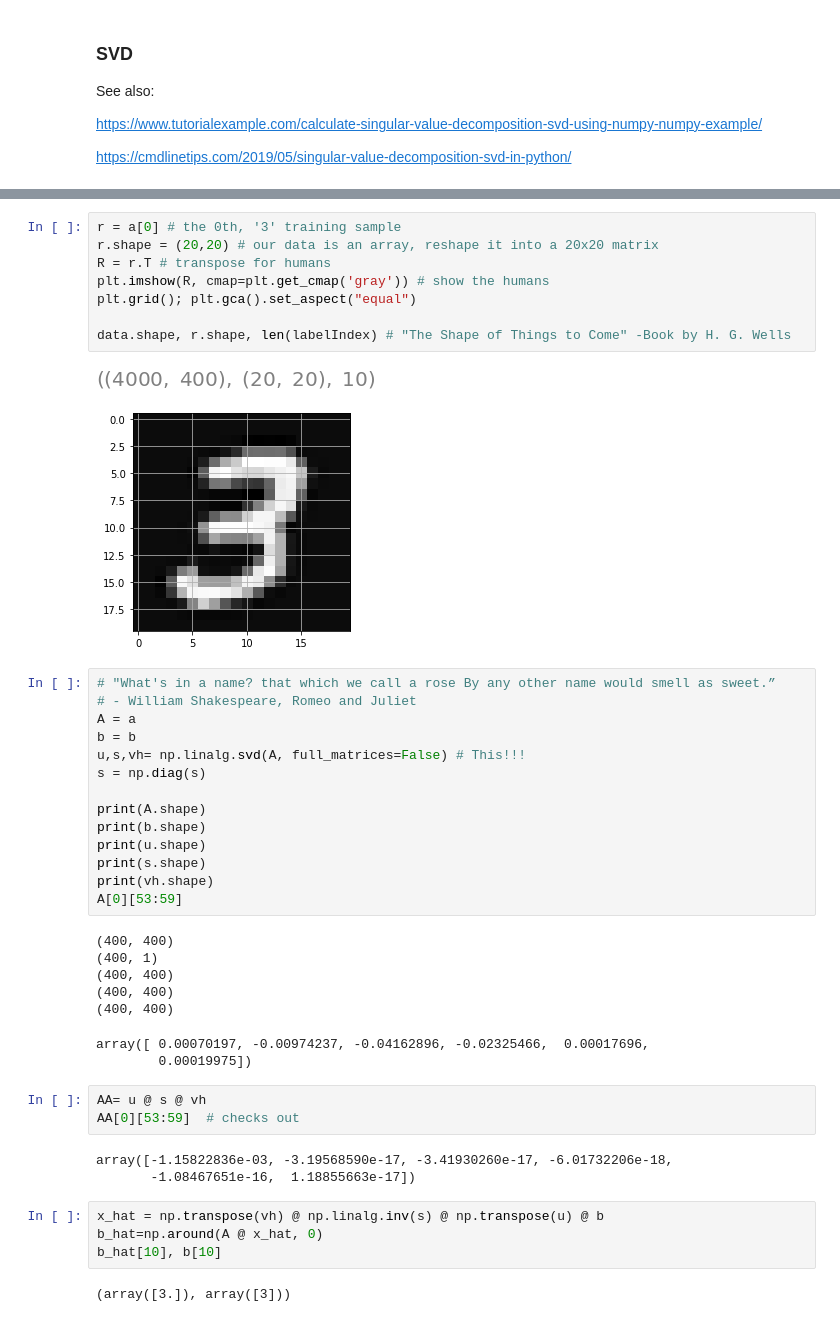
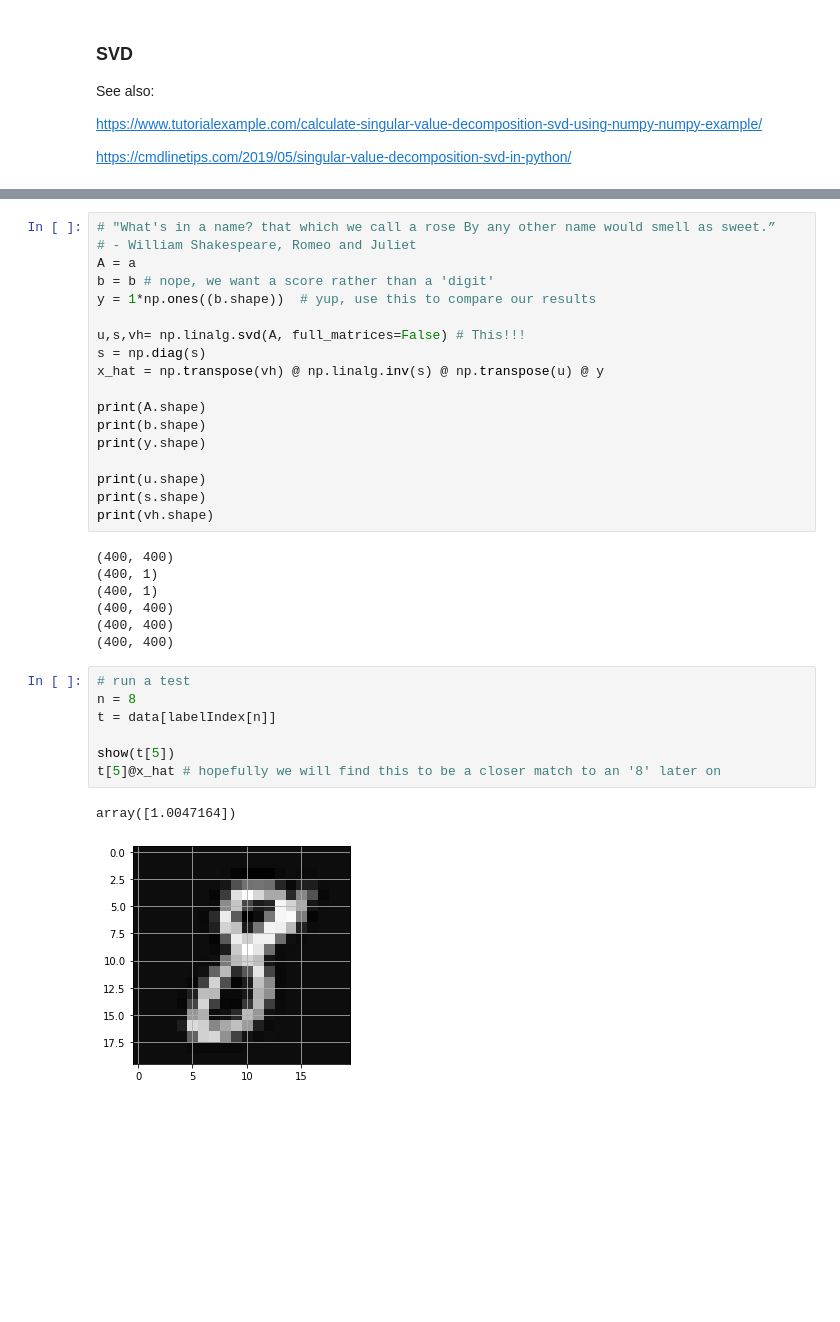
Before and after one commit to fractalclockwork/Math425, a Jupyter notebook: FinalProjectProblem3.ipynb, the cells around one changed output, grey strips where cells are left out. Saved outputs shown, nothing was run; the diff lists cells and outputs as text; blank space fills up the shorter version.

```diff
--- a/FinalProjectProblem3.ipynb
+++ b/FinalProjectProblem3.ipynb
@@ -95,47 +108,37 @@ a.shape, b.shape
-# %%
-r = a[0] # the 0th, '3' training sample
-r.shape = (20,20) # our data is an array, reshape it into a 20x20 matrix
-R = r.T # transpose for humans
-plt.imshow(R, cmap=plt.get_cmap('gray')) # show the humans
-plt.grid(); plt.gca().set_aspect("equal")
-
-data.shape, r.shape, len(labelIndex) # "The Shape of Things to Come" -Book by H. G. Wells
-# %% [output]
-[figure, removed]
-[figure, removed]
 # %%
 # "What's in a name? that which we call a rose By any other name would smell as sweet.”
 # - William Shakespeare, Romeo and Juliet
 A = a
-b = b
+b = b # nope, we want a score rather than a 'digit'
+y = 1*np.ones((b.shape))  # yup, use this to compare our results
+
 u,s,vh= np.linalg.svd(A, full_matrices=False) # This!!!
 s = np.diag(s)
+x_hat = np.transpose(vh) @ np.linalg.inv(s) @ np.transpose(u) @ y
 
 print(A.shape)
 print(b.shape)
+print(y.shape)
+
 print(u.shape)
 print(s.shape)
 print(vh.shape)
-A[0][53:59]
 # %% [output]
 (400, 400)
+(400, 1)
 (400, 1)
 (400, 400)
 (400, 400)
 (400, 400)
-array([ 0.00070197, -0.00974237, -0.04162896, -0.02325466,  0.00017696,
-        0.00019975])
-# %%
-AA= u @ s @ vh
-AA[0][53:59]  # checks out
-# %% [output]
-array([-1.15822836e-03, -3.19568590e-17, -3.41930260e-17, -6.01732206e-18,
-       -1.08467651e-16,  1.18855663e-17])
-# %%
-x_hat = np.transpose(vh) @ np.linalg.inv(s) @ np.transpose(u) @ b
-b_hat=np.around(A @ x_hat, 0)
-b_hat[10], b[10]
-# %% [output]
-(array([3.]), array([3]))
+# %%
+# run a test
+n = 8
+t = data[labelIndex[n]]
+
+show(t[5])
+t[5]@x_hat # hopefully we will find this to be a closer match to an '8' later on
+# %% [output]
+array([1.0047164])
+[figure, added]
 # %%
 # animate some samples to show what we're dealing with
```
Also changed, not shown: parts of 4 cells of this notebook, 1 other file.
